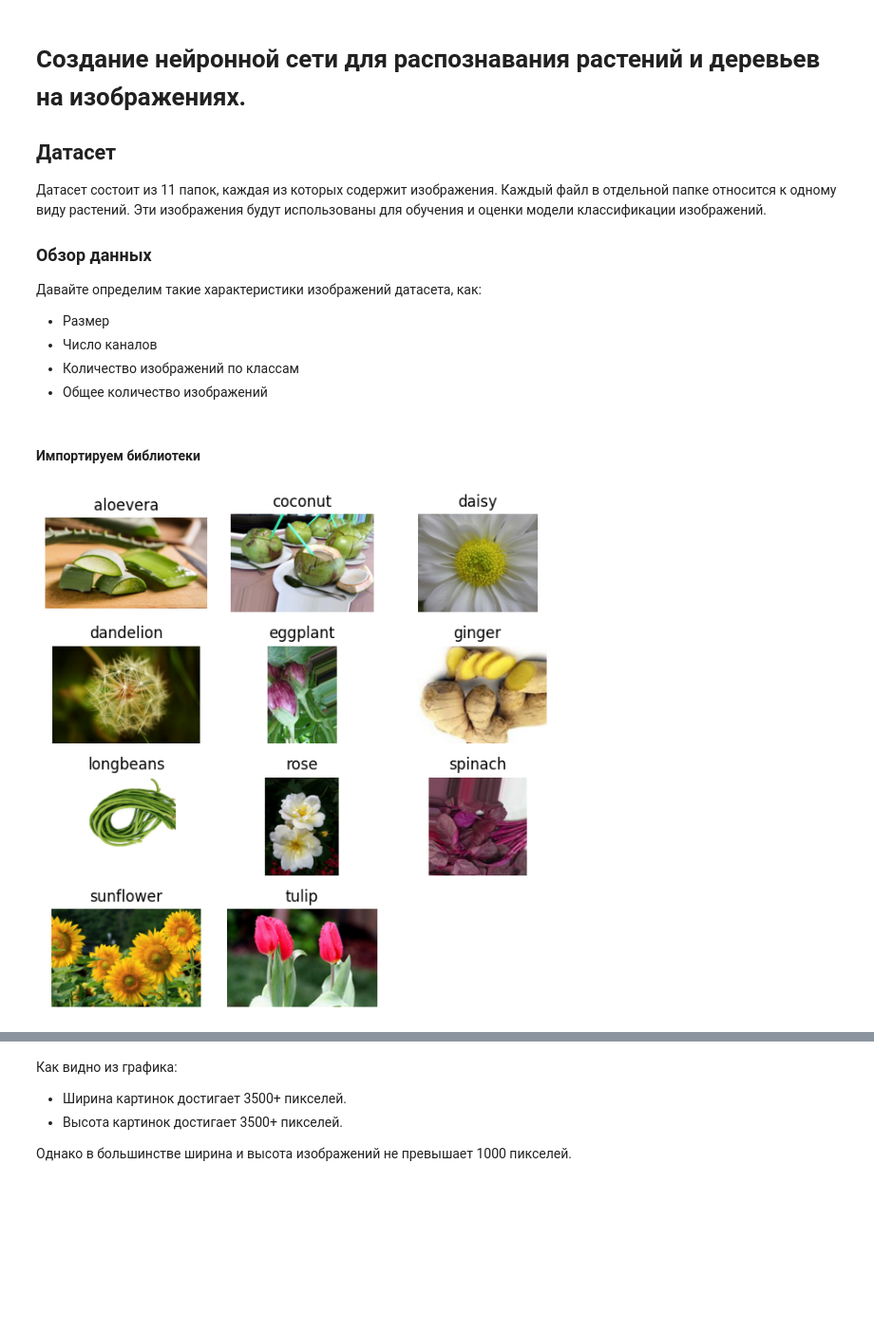
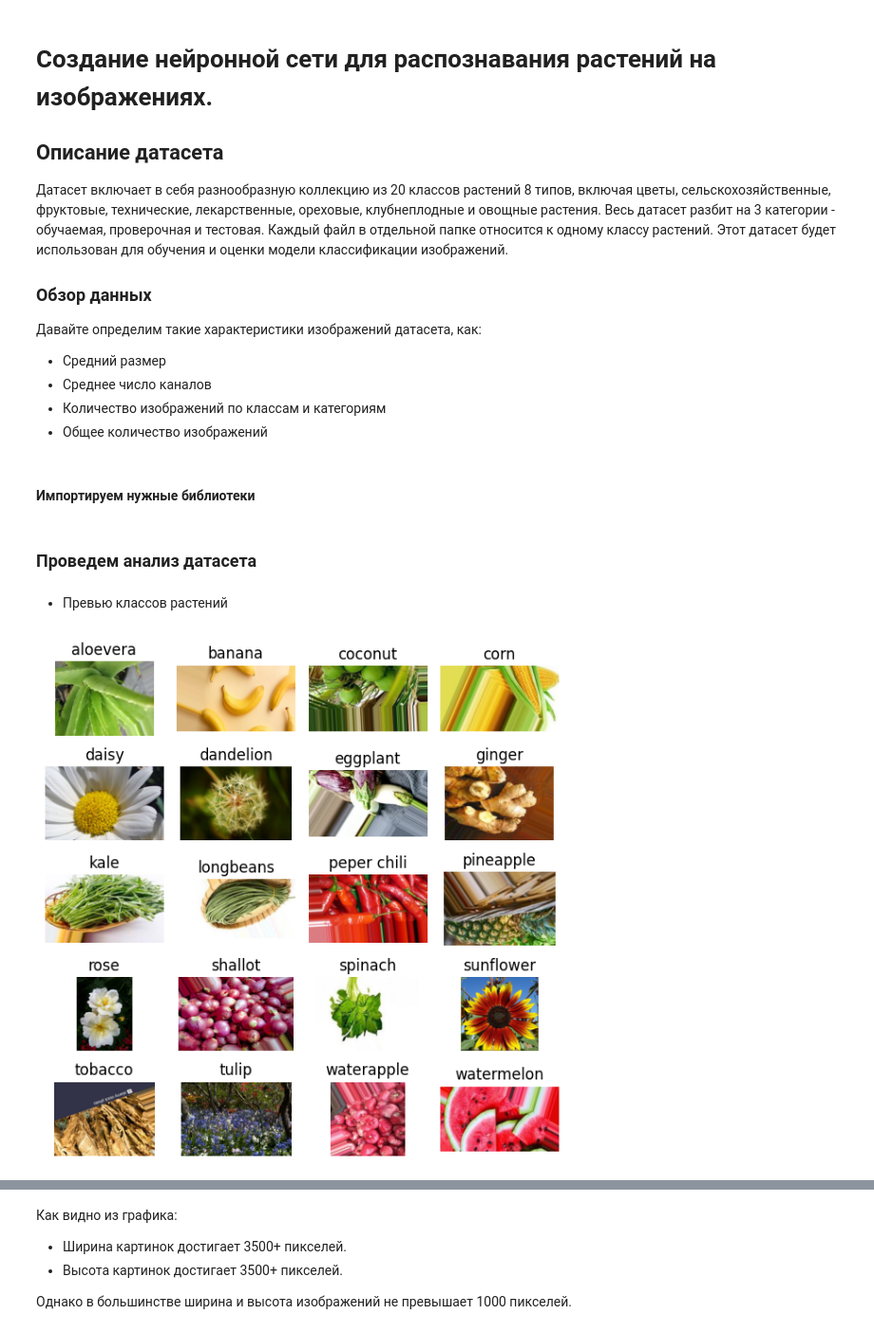
Before and after one commit to velicumsova/praktika, a Jupyter notebook: main.ipynb, the cells around one changed output, grey strips where cells are left out. Shown: that part at 95% size. Drawn from its saved outputs; the diff is of its cells as text; code cells hidden in the pictures; blank space fills up the shorter version.

```diff
--- a/main.ipynb
+++ b/main.ipynb
@@ -1,18 +1,18 @@
 # %% [markdown]
-# Создание нейронной сети для распознавания растений и деревьев на изображениях.
+# Создание нейронной сети для распознавания растений на изображениях.
 
-## Датасет
+## Описание датасета
 
-Датасет состоит из 11 папок, каждая из которых содержит изображения. Каждый файл в отдельной папке относится к одному виду растений. Эти изображения будут использованы для обучения и оценки модели классификации изображений.
+Датасет включает в себя разнообразную коллекцию из 20 классов растений 8 типов, включая цветы, сельскохозяйственные, фруктовые, технические, лекарственные, ореховые, клубнеплодные и овощные растения. Весь датасет разбит на 3 категории - обучаемая, проверочная и тестовая. Каждый файл в отдельной папке относится к одному классу растений. Этот датасет будет использован для обучения и оценки модели классификации изображений.
 
 ### Обзор данных
 Давайте определим такие характеристики изображений датасета, как:
 
-- Размер
-- Число каналов
-- Количество изображений по классам
+- Средний размер
+- Среднее число каналов
+- Количество изображений по классам и категориям
 - Общее количество изображений
 # %% [markdown]
-#### Импортируем библиотеки
+#### Импортируем нужные библиотеки
 # %%
 import os
@@ -23,24 +26,27 @@ import seaborn as sns
+# %% [markdown]
+### Проведем анализ датасета
+# %% [markdown]
+- Превью классов растений
 # %%
-path = 'dataset'
+path = 'dataset/train'
 
-# у нас 11 разных типов растений и деревьев
 os.listdir(path)
 
 fig = plt.figure(figsize=(6,6))
-rows = 4
-columns = 3
+rows = 5
+columns = 4
 
 for i, image_filename in enumerate(os.listdir(path)):
 
     first_img_path = os.listdir(os.path.join(path, image_filename))[0]
     first_image = imread(os.path.join(path, image_filename, first_img_path))
     fig.add_subplot(rows, columns, i+1)
     plt.axis('off')
     plt.imshow(first_image)
     plt.title('{}'.format(image_filename, fontsize=10))
 
 plt.tight_layout()
 plt.show()
 # %% [output]
-[figure, old version]
+[figure, new version]
 # %% [markdown]
```
Also changed, not shown: parts of 35 cells of this notebook, 2 other files.
